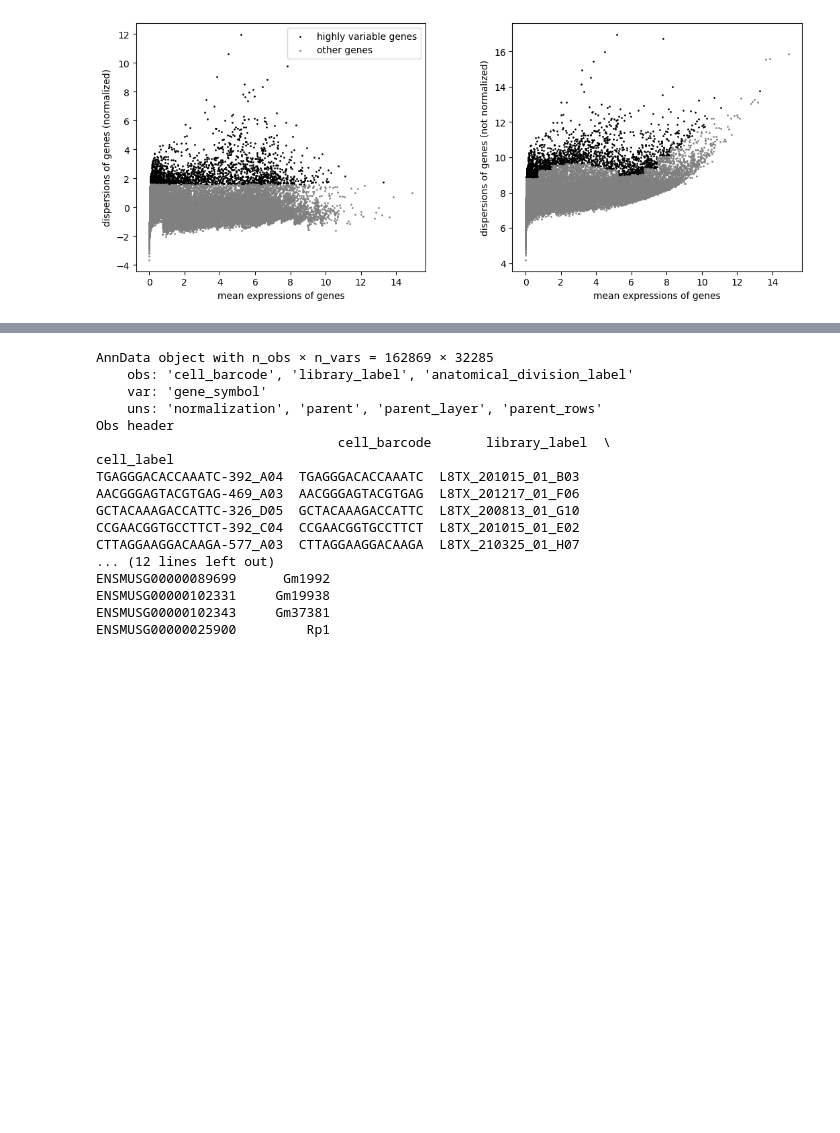
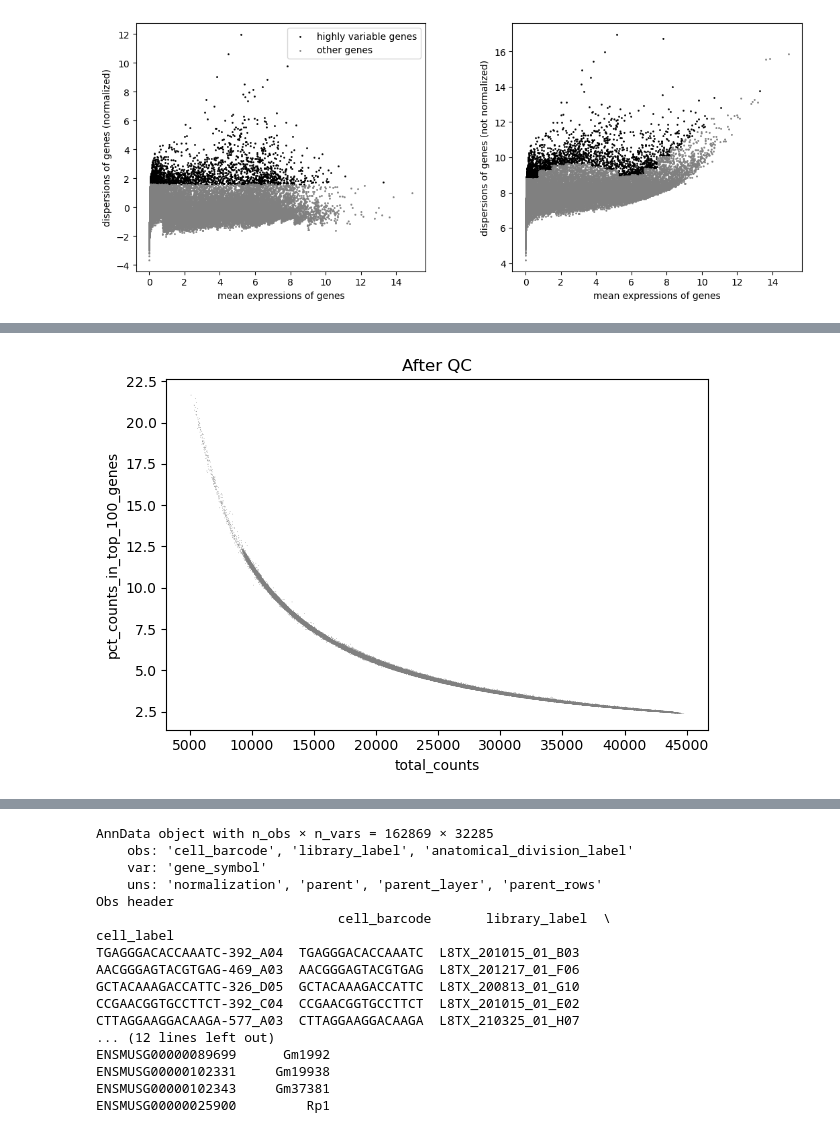
Before and after one commit to vex-me-not/MLKinCompBioFinalProject, a Jupyter notebook: notebooks/datapre.ipynb, the cells around one changed output, grey strips where cells are left out. Saved outputs shown, nothing was run; the diff lists cells and outputs as text; code cells hidden in the pictures; blank space fills up the shorter version.

```diff
--- a/notebooks/datapre.ipynb
+++ b/notebooks/datapre.ipynb
@@ -149,0 +220,7 @@ sc.pl.highly_variable_genes(adata)
+# %%
+# Filter out likely dead or damaged cells
+adata_thv2 = adata_thv2[adata_thv2.obs['n_genes_by_counts'] > 500, :]
+adata_thv2 = adata_thv2[adata_thv2.obs['total_counts'] > 1000, :]
+
+# Optional: Remove overly complex cells (possible doublets)
+adata_thv2 = adata_thv2[adata_thv2.obs['n_genes_by_counts'] < 7000, :]
@@ -149,0 +230,5 @@ sc.pl.highly_variable_genes(adata)
+# %%
+# View percent of counts in top genes (can indicate overamplification)
+sc.pl.scatter(adata_thv2, x='total_counts', y='pct_counts_in_top_100_genes',title="After QC")
+# %% [output]
+[figure, added]
```
Also changed, not shown: parts of 29 cells of this notebook, 2 other files.
